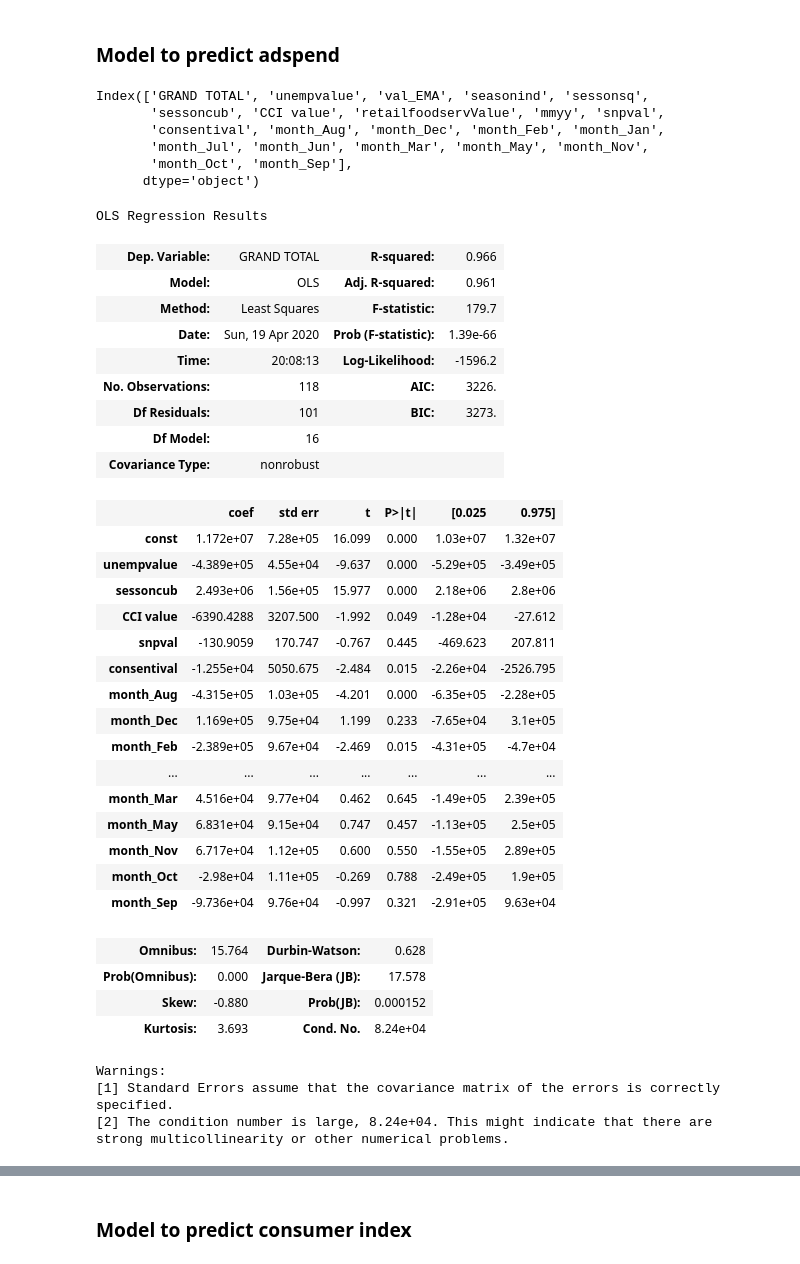
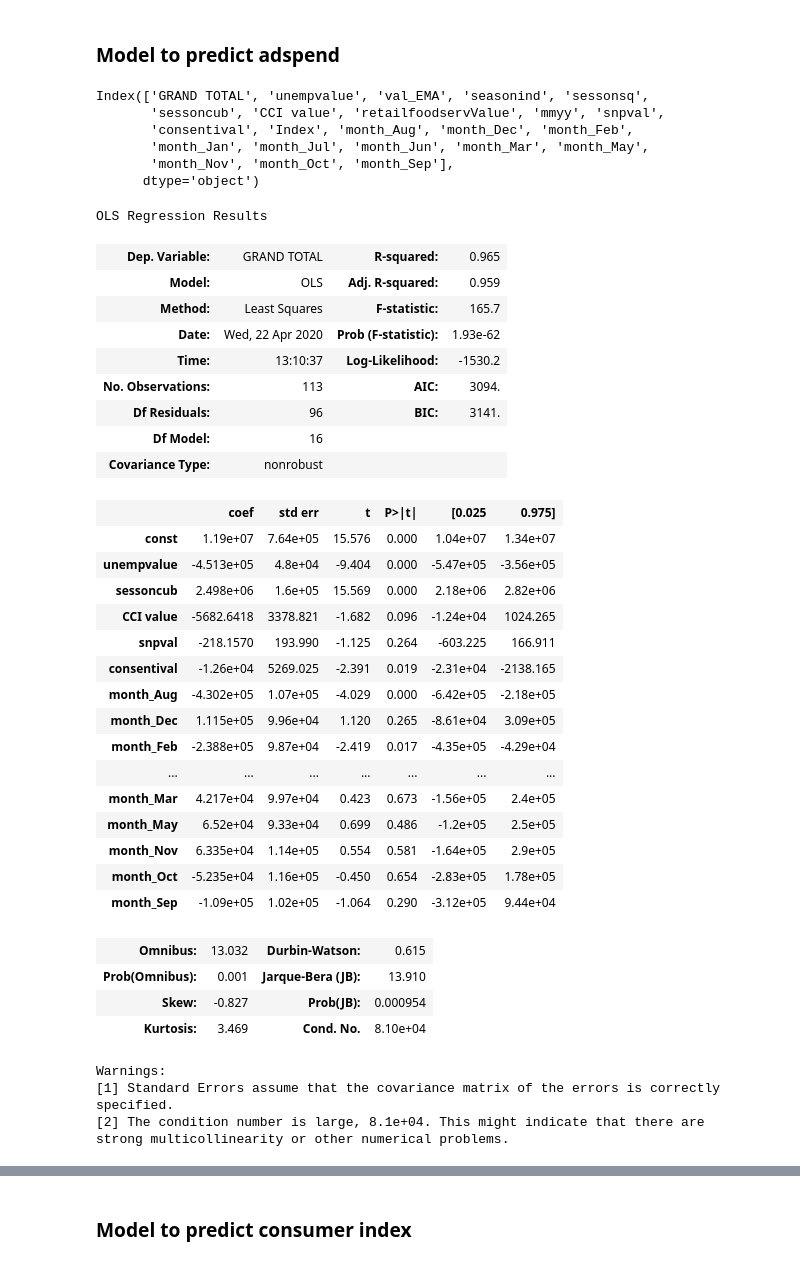
Before and after one commit to varun331/Python, a Jupyter notebook: Regression analysis.ipynb, the cells around one changed output, grey strips where cells are left out. Saved outputs shown, nothing was run; the diff lists cells and outputs as text; code cells hidden in the pictures.

```diff
--- a/Regression analysis.ipynb
+++ b/Regression analysis.ipynb
@@ -348,9 +372,11 @@ fd = (r"C:\Users\varunn\Documents\Confluence attachments\MarketingSci Regression
 
 senti = pd.read_excel(fd,sheet_name=0)
 # %%
+scaler = MinMaxScaler ()
 senti = senti.drop([0,1,2,3,4,5,6,7,8,9])
 senti = senti.drop(['Unnamed: 2','FRED Graph Observations'],axis=1)
 senti = senti.rename(columns={'Unnamed: 1':'consentival'})
+senti['sentiscale'] = scaler.fit_transform(senti['consentival'].values.reshape(-1,1))
 senti['mmyy']  = pd.date_range('2008-1-1','2020-4-30', freq='MS').strftime("%Y-%b").tolist()
 # %%
 df = pd.merge(jobless,cci1)
@@ -561,74 +654,74 @@ train1.columns
 # %% [output]
 Index(['GRAND TOTAL', 'unempvalue', 'val_EMA', 'seasonind', 'sessonsq',
        'sessoncub', 'CCI value', 'retailfoodservValue', 'mmyy', 'snpval',
-       'consentival', 'month_Aug', 'month_Dec', 'month_Feb', 'month_Jan',
-       'month_Jul', 'month_Jun', 'month_Mar', 'month_May', 'month_Nov',
-       'month_Oct', 'month_Sep'],
+       'consentival', 'Index', 'month_Aug', 'month_Dec', 'month_Feb',
+       'month_Jan', 'month_Jul', 'month_Jun', 'month_Mar', 'month_May',
+       'month_Nov', 'month_Oct', 'month_Sep'],
       dtype='object')
 # %%
 #train data for model
-x_train = train1.drop(['GRAND TOTAL','mmyy','val_EMA','seasonind','sessonsq','retailfoodservValue'],axis=1)
+x_train = train1.drop(['GRAND TOTAL','mmyy','val_EMA','seasonind','sessonsq','Index','retailfoodservValue'],axis=1)
 
 y_train = train1['GRAND TOTAL']
 
 #validation data for model
-x_val = val.drop(['GRAND TOTAL','mmyy','val_EMA','seasonind','sessonsq','retailfoodservValue'],axis=1)
+x_val = val.drop(['GRAND TOTAL','mmyy','val_EMA','seasonind','sessonsq','Index','retailfoodservValue'],axis=1)
 
 y_val = val['GRAND TOTAL']
 
 #train plus validation data for model
-x_tval = trainplusval.drop(['GRAND TOTAL','mmyy','val_EMA','seasonind','sessonsq','retailfoodservValue'],axis=1)
+x_tval = trainplusval.drop(['GRAND TOTAL','mmyy','val_EMA','seasonind','sessonsq','retailfoodservValue','Index'],axis=1)
 y_tval = trainplusval['GRAND TOTAL']
 
 #test data for model
-x_test = test.drop(['GRAND TOTAL','mmyy','val_EMA','seasonind','sessonsq','retailfoodservValue'],axis=1)
+x_test = test.drop(['GRAND TOTAL','mmyy','val_EMA','seasonind','sessonsq','retailfoodservValue','Index'],axis=1)
 y_test = test['GRAND TOTAL']
 # %%
 from sklearn.linear_model import LinearRegression
 import statsmodels.api as sm
 #model = LinearRegression()
 
-X2 = sm.add_constant(x_tval)
-model = sm.OLS(y_tval,X2).fit()
+X2 = sm.add_constant(x_train)
+model = sm.OLS(y_train,X2).fit()
 #predictions = model.predict(x)
 model.summary()
 #model.fit(x,y)
 #model.score(x, y)
 #coeff_df = pd.DataFrame(model.coef_, x.columns, columns=['Coefficient'])
 #print(coeff_df)
 # %% [output]
 OLS Regression Results
-| Dep. Variable: | GRAND TOTAL | R-squared: | 0.966 |
-| Model: | OLS | Adj. R-squared: | 0.961 |
-| Method: | Least Squares | F-statistic: | 179.7 |
-| Date: | Sun, 19 Apr 2020 | Prob (F-statistic): | 1.39e-66 |
-| Time: | 20:08:13 | Log-Likelihood: | -1596.2 |
-| No. Observations: | 118 | AIC: | 3226. |
-| Df Residuals: | 101 | BIC: | 3273. |
+| Dep. Variable: | GRAND TOTAL | R-squared: | 0.965 |
+| Model: | OLS | Adj. R-squared: | 0.959 |
+| Method: | Least Squares | F-statistic: | 165.7 |
+| Date: | Wed, 22 Apr 2020 | Prob (F-statistic): | 1.93e-62 |
+| Time: | 13:10:37 | Log-Likelihood: | -1530.2 |
+| No. Observations: | 113 | AIC: | 3094. |
+| Df Residuals: | 96 | BIC: | 3141. |
 | Df Model: | 16 |  |  |
 | Covariance Type: | nonrobust |  |  |
 |  | coef | std err | t | P>|t| | [0.025 | 0.975] |
-| const | 1.172e+07 | 7.28e+05 | 16.099 | 0.000 | 1.03e+07 | 1.32e+07 |
-| unempvalue | -4.389e+05 | 4.55e+04 | -9.637 | 0.000 | -5.29e+05 | -3.49e+05 |
-| sessoncub | 2.493e+06 | 1.56e+05 | 15.977 | 0.000 | 2.18e+06 | 2.8e+06 |
-| CCI value | -6390.4288 | 3207.500 | -1.992 | 0.049 | -1.28e+04 | -27.612 |
-| snpval | -130.9059 | 170.747 | -0.767 | 0.445 | -469.623 | 207.811 |
-| consentival | -1.255e+04 | 5050.675 | -2.484 | 0.015 | -2.26e+04 | -2526.795 |
-| month_Aug | -4.315e+05 | 1.03e+05 | -4.201 | 0.000 | -6.35e+05 | -2.28e+05 |
-| month_Dec | 1.169e+05 | 9.75e+04 | 1.199 | 0.233 | -7.65e+04 | 3.1e+05 |
-| month_Feb | -2.389e+05 | 9.67e+04 | -2.469 | 0.015 | -4.31e+05 | -4.7e+04 |
+| const | 1.19e+07 | 7.64e+05 | 15.576 | 0.000 | 1.04e+07 | 1.34e+07 |
+| unempvalue | -4.513e+05 | 4.8e+04 | -9.404 | 0.000 | -5.47e+05 | -3.56e+05 |
+| sessoncub | 2.498e+06 | 1.6e+05 | 15.569 | 0.000 | 2.18e+06 | 2.82e+06 |
+| CCI value | -5682.6418 | 3378.821 | -1.682 | 0.096 | -1.24e+04 | 1024.265 |
+| snpval | -218.1570 | 193.990 | -1.125 | 0.264 | -603.225 | 166.911 |
+| consentival | -1.26e+04 | 5269.025 | -2.391 | 0.019 | -2.31e+04 | -2138.165 |
+| month_Aug | -4.302e+05 | 1.07e+05 | -4.029 | 0.000 | -6.42e+05 | -2.18e+05 |
+| month_Dec | 1.115e+05 | 9.96e+04 | 1.120 | 0.265 | -8.61e+04 | 3.09e+05 |
+| month_Feb | -2.388e+05 | 9.87e+04 | -2.419 | 0.017 | -4.35e+05 | -4.29e+04 |
 | ... | ... | ... | ... | ... | ... | ... |
-| month_Mar | 4.516e+04 | 9.77e+04 | 0.462 | 0.645 | -1.49e+05 | 2.39e+05 |
-| month_May | 6.831e+04 | 9.15e+04 | 0.747 | 0.457 | -1.13e+05 | 2.5e+05 |
-| month_Nov | 6.717e+04 | 1.12e+05 | 0.600 | 0.550 | -1.55e+05 | 2.89e+05 |
-| month_Oct | -2.98e+04 | 1.11e+05 | -0.269 | 0.788 | -2.49e+05 | 1.9e+05 |
-| month_Sep | -9.736e+04 | 9.76e+04 | -0.997 | 0.321 | -2.91e+05 | 9.63e+04 |
+| month_Mar | 4.217e+04 | 9.97e+04 | 0.423 | 0.673 | -1.56e+05 | 2.4e+05 |
+| month_May | 6.52e+04 | 9.33e+04 | 0.699 | 0.486 | -1.2e+05 | 2.5e+05 |
+| month_Nov | 6.335e+04 | 1.14e+05 | 0.554 | 0.581 | -1.64e+05 | 2.9e+05 |
+| month_Oct | -5.235e+04 | 1.16e+05 | -0.450 | 0.654 | -2.83e+05 | 1.78e+05 |
+| month_Sep | -1.09e+05 | 1.02e+05 | -1.064 | 0.290 | -3.12e+05 | 9.44e+04 |
-| Omnibus: | 15.764 | Durbin-Watson: | 0.628 |
-| Prob(Omnibus): | 0.000 | Jarque-Bera (JB): | 17.578 |
-| Skew: | -0.880 | Prob(JB): | 0.000152 |
-| Kurtosis: | 3.693 | Cond. No. | 8.24e+04 |
+| Omnibus: | 13.032 | Durbin-Watson: | 0.615 |
+| Prob(Omnibus): | 0.001 | Jarque-Bera (JB): | 13.910 |
+| Skew: | -0.827 | Prob(JB): | 0.000954 |
+| Kurtosis: | 3.469 | Cond. No. | 8.10e+04 |
 Warnings:
 [1] Standard Errors assume that the covariance matrix of the errors is correctly specified.
-[2] The condition number is large, 8.24e+04. This might indicate that there are
+[2] The condition number is large, 8.1e+04. This might indicate that there are
 strong multicollinearity or other numerical problems.
 # %%
```
Also changed, not shown: parts of 35 cells of this notebook, 4 other files.
